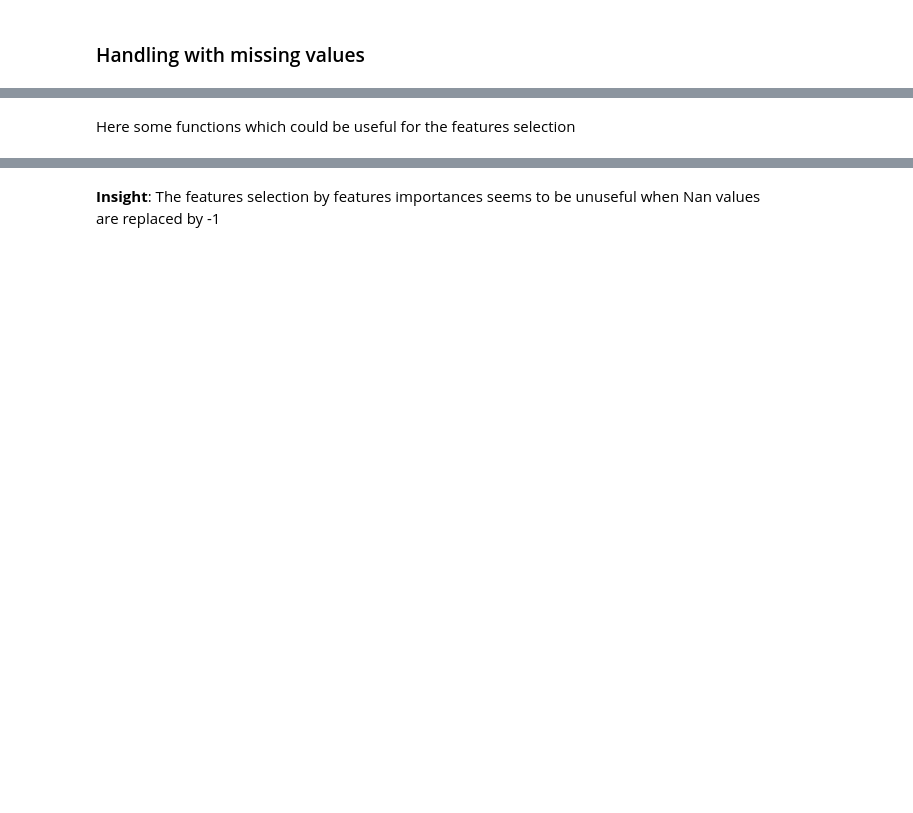
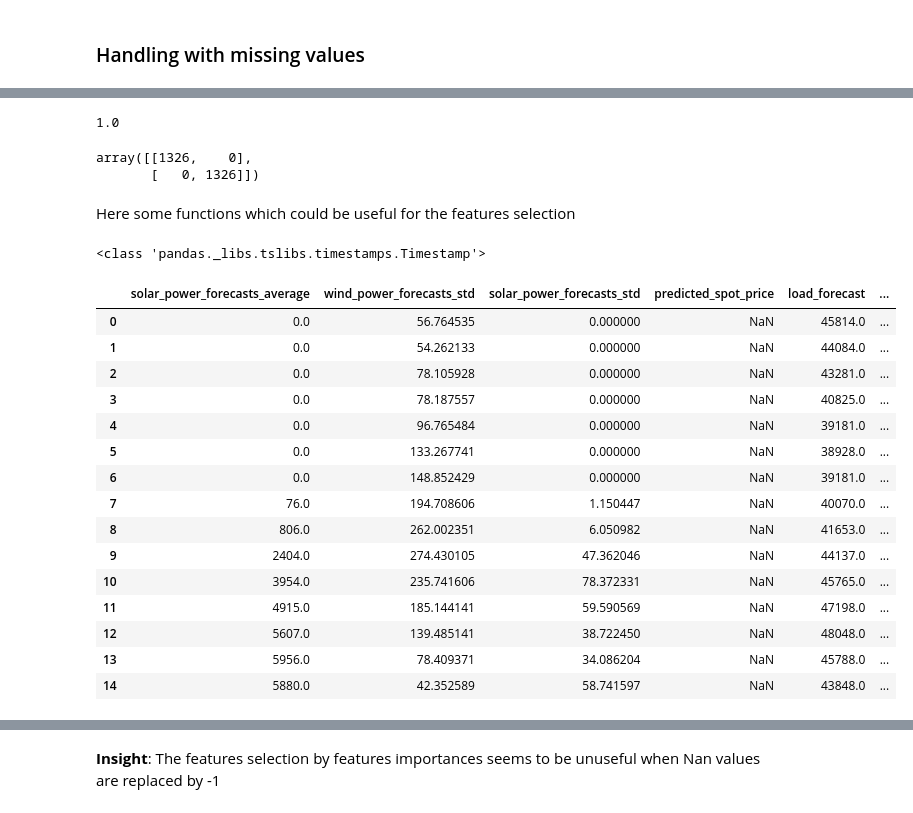
Before and after one commit to stabilo140/Data_Challenge_elmy, a Jupyter notebook: data_challenge_Lelouche.ipynb, the cells around one changed output, grey strips where cells are left out. Drawn from its saved outputs; the diff is of its cells as text; code cells hidden in the pictures; blank space fills up the shorter version.

```diff
--- a/data_challenge_Lelouche.ipynb
+++ b/data_challenge_Lelouche.ipynb
@@ -494,2 +562,40 @@ for column in X_train.columns:
+# %%
+# Create, fit the svm model on the train set
+classifier = LogisticRegression(penalty="l1", solver="saga")
+
+classifier.fit(X_train_scaled, y_train)
+y_pred = classifier.predict(X_test_scaled)
+
+print(accuracy_score(y_test, y_pred))
+confusion_matrix(y_test, y_pred)
+# %% [output]
+1.0
+array([[1326,    0],
+       [   0, 1326]])
 # %% [markdown]
 Here some functions which could be useful for the features selection
+# %%
+# Import and read the Test set
+df_test = pd.read_csv("X_test_GgyECq8.csv", sep=",").rename(columns={"nucelear_power_available":"nuclear_power_available"})
+df_test["DELIVERY_START"] = df_test["DELIVERY_START"].apply(standardize_convert_date)
+print(type(df_test["DELIVERY_START"][0]))
+df_test = separate_date(df=df_test)
+df_test.head(15)
+# %% [output]
+<class 'pandas._libs.tslibs.timestamps.Timestamp'>
+|  | solar_power_forecasts_average | wind_power_forecasts_std | solar_power_forecasts_std | predicted_spot_price | load_forecast | ... |
+| 0 | 0.0 | 56.764535 | 0.000000 | NaN | 45814.0 | ... |
+| 1 | 0.0 | 54.262133 | 0.000000 | NaN | 44084.0 | ... |
+| 2 | 0.0 | 78.105928 | 0.000000 | NaN | 43281.0 | ... |
+| 3 | 0.0 | 78.187557 | 0.000000 | NaN | 40825.0 | ... |
+| 4 | 0.0 | 96.765484 | 0.000000 | NaN | 39181.0 | ... |
+| 5 | 0.0 | 133.267741 | 0.000000 | NaN | 38928.0 | ... |
+| 6 | 0.0 | 148.852429 | 0.000000 | NaN | 39181.0 | ... |
+| 7 | 76.0 | 194.708606 | 1.150447 | NaN | 40070.0 | ... |
+| 8 | 806.0 | 262.002351 | 6.050982 | NaN | 41653.0 | ... |
+| 9 | 2404.0 | 274.430105 | 47.362046 | NaN | 44137.0 | ... |
+| 10 | 3954.0 | 235.741606 | 78.372331 | NaN | 45765.0 | ... |
+| 11 | 4915.0 | 185.144141 | 59.590569 | NaN | 47198.0 | ... |
+| 12 | 5607.0 | 139.485141 | 38.722450 | NaN | 48048.0 | ... |
+| 13 | 5956.0 | 78.409371 | 34.086204 | NaN | 45788.0 | ... |
+| 14 | 5880.0 | 42.352589 | 58.741597 | NaN | 43848.0 | ... |
```
Also changed, not shown: parts of 19 cells of this notebook.
